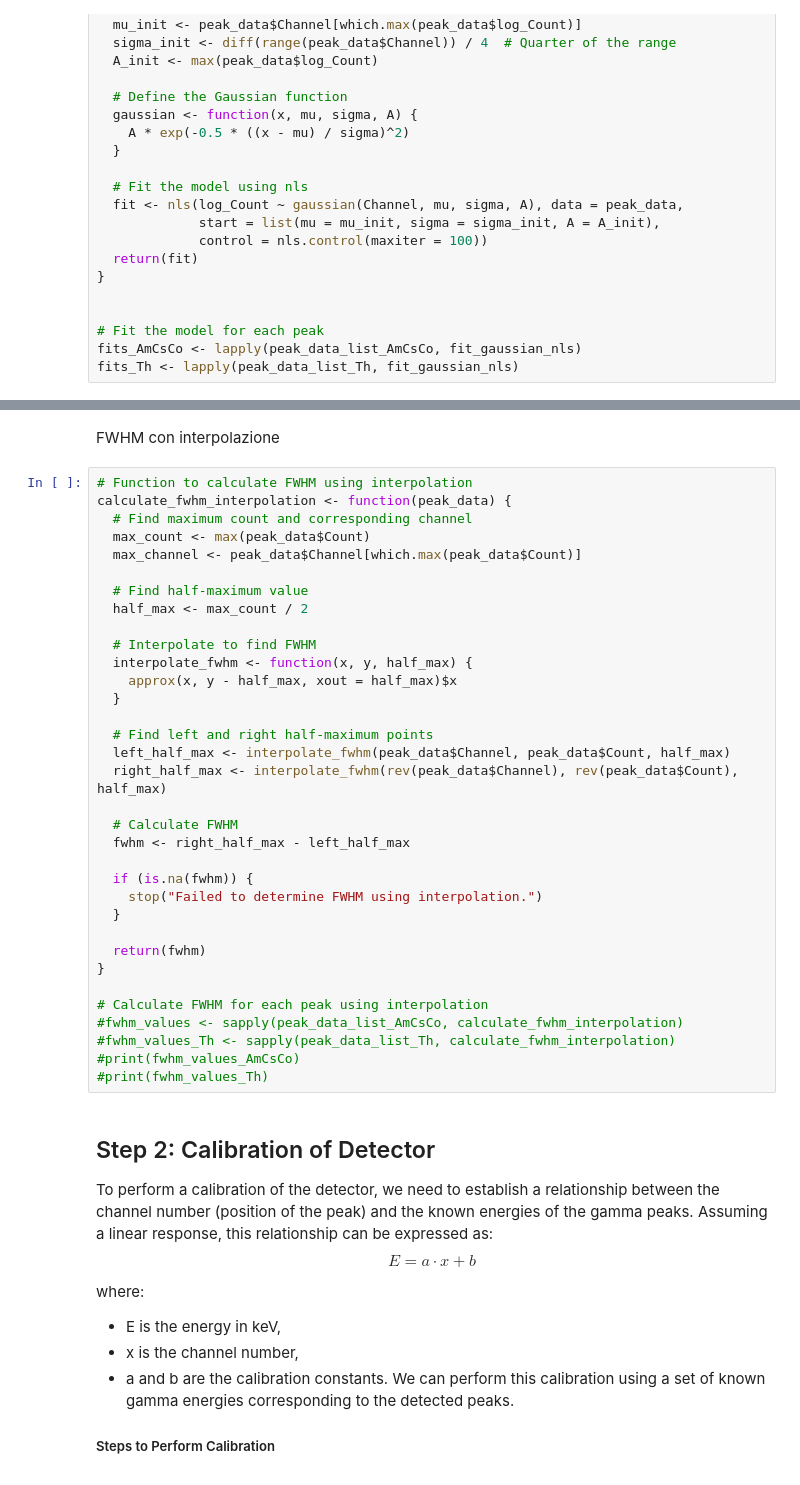
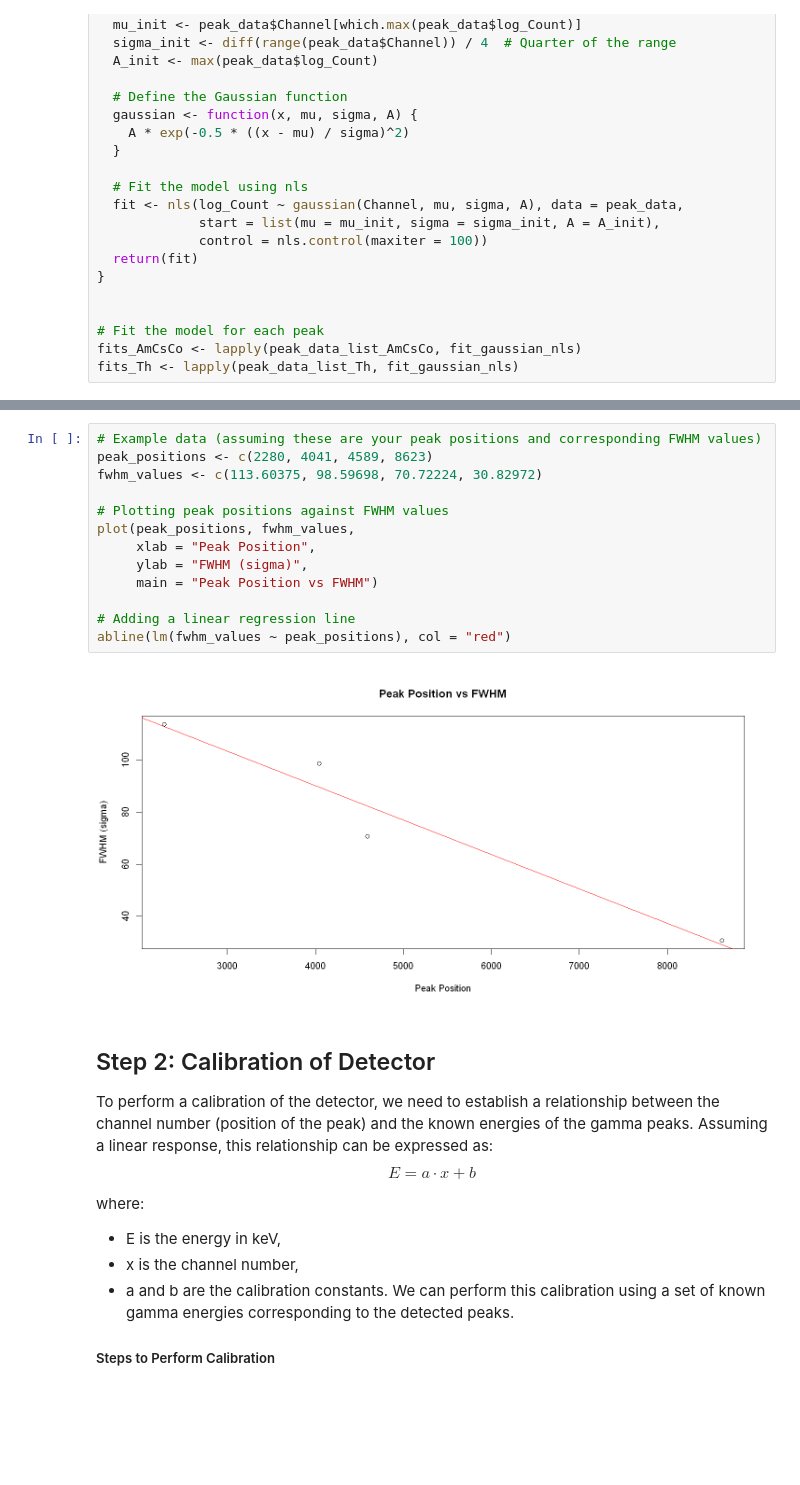
Before and after one commit to EugeniaBoccanera/R_project, a Jupyter notebook: Group_22.ipynb, the cells around one changed output, grey strips where cells are left out. Cells and saved outputs as stored; diff of their text form; blank space fills up the shorter version.

```diff
--- a/Group_22.ipynb
+++ b/Group_22.ipynb
@@ -385,42 +385,21 @@ print(fwhm_values_Th)
   130.33953    96.80037   138.30798   153.03026   128.99338   118.26166
 13240.sigma 16452.sigma 20099.sigma
   121.83213    80.02592    62.33207
-# %% [markdown]
-FWHM con interpolazione
-# %%
-# Function to calculate FWHM using interpolation
-calculate_fwhm_interpolation <- function(peak_data) {
-  # Find maximum count and corresponding channel
-  max_count <- max(peak_data$Count)
-  max_channel <- peak_data$Channel[which.max(peak_data$Count)]
-
-  # Find half-maximum value
-  half_max <- max_count / 2
-
-  # Interpolate to find FWHM
-  interpolate_fwhm <- function(x, y, half_max) {
-    approx(x, y - half_max, xout = half_max)$x
-  }
-
-  # Find left and right half-maximum points
-  left_half_max <- interpolate_fwhm(peak_data$Channel, peak_data$Count, half_max)
-  right_half_max <- interpolate_fwhm(rev(peak_data$Channel), rev(peak_data$Count), half_max)
-
-  # Calculate FWHM
-  fwhm <- right_half_max - left_half_max
-
-  if (is.na(fwhm)) {
-    stop("Failed to determine FWHM using interpolation.")
-  }
-
-  return(fwhm)
-}
-
-# Calculate FWHM for each peak using interpolation
-#fwhm_values <- sapply(peak_data_list_AmCsCo, calculate_fwhm_interpolation)
-#fwhm_values_Th <- sapply(peak_data_list_Th, calculate_fwhm_interpolation)
-#print(fwhm_values_AmCsCo)
-#print(fwhm_values_Th)
+# %%
+# Example data (assuming these are your peak positions and corresponding FWHM values)
+peak_positions <- c(2280, 4041, 4589, 8623)
+fwhm_values <- c(113.60375, 98.59698, 70.72224, 30.82972)
+
+# Plotting peak positions against FWHM values
+plot(peak_positions, fwhm_values,
+     xlab = "Peak Position",
+     ylab = "FWHM (sigma)",
+     main = "Peak Position vs FWHM")
+
+# Adding a linear regression line
+abline(lm(fwhm_values ~ peak_positions), col = "red")
+# %% [output]
+[figure, added]
 # %% [markdown]
 ## Step 2: Calibration of Detector
 To perform a calibration of the detector, we need to establish a relationship between the channel number (position of the peak) and the known energies of the gamma peaks. Assuming a linear response, this relationship can be expressed as:
```
Also changed, not shown: parts of 14 cells of this notebook.
